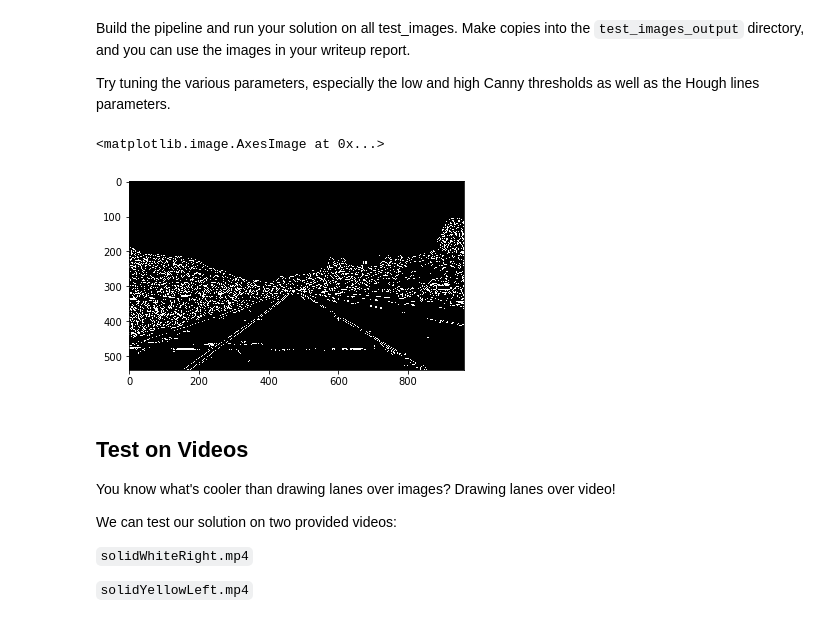
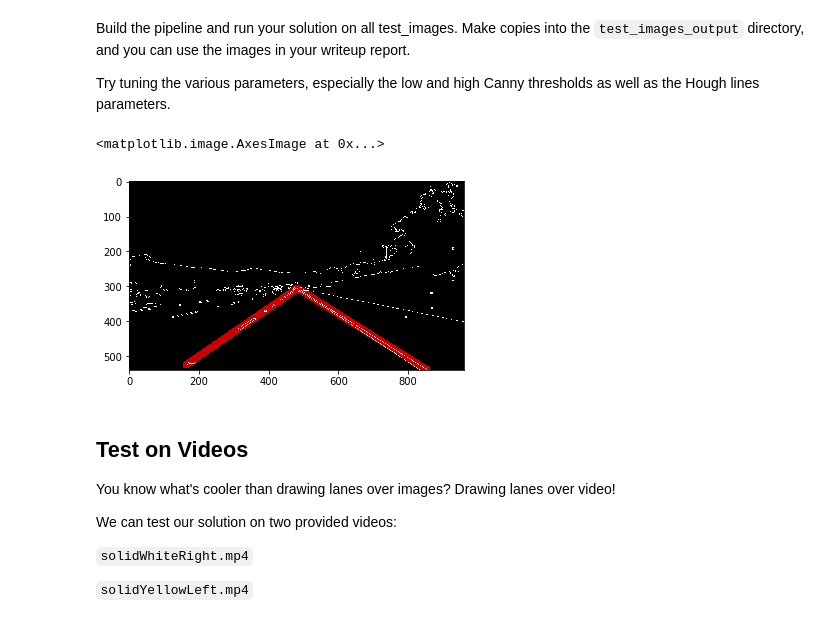
Before and after one commit to jrkwon/CarND-LaneLines-P1, a Jupyter notebook: P1.ipynb, the cells around one changed output. Cells and saved outputs as stored; diff of their text form; code cells hidden in the pictures.

```diff
--- a/P1.ipynb
+++ b/P1.ipynb
@@ -124,7 +124,7 @@ def region_of_interest(img, vertices):
     return masked_image
 
 
-def draw_lines(img, lines, color=[255, 0, 0], thickness=2):
+def draw_lines(img, lines, color=[255, 0, 0], thickness=20):
     """
     NOTE: this is the function you might want to use as a starting point once you want to
     average/extrapolate the line segments you detect to map out the full
@@ -246,49 +246,50 @@ Try tuning the various parameters, especially the low and high Canny thresholds
 # %%
 # TODO: Build your pipeline that will draw lane lines on the test_images
 # then save them to the test_images directory.
-filename = 'test_images/solidYellowCurve.jpg'
+filename = 'test_images/solidWhiteRight.jpg'
 img = mpimg.imread(filename)
 plt.imshow(img)
 
 # convert the image to grayscale
 gray = cv2.cvtColor(img, cv2.COLOR_RGB2GRAY)
 plt.imshow(gray, cmap='Greys_r')
 
-kernel_size = 3
+kernel_size = 5
 blur_gray = gaussian_blur(gray, kernel_size)
 
-low_threshold = 5
-high_threshold =30
+low_threshold = 50
+high_threshold =150
 edges = canny(blur_gray, low_threshold, high_threshold)
 
 plt.imshow(edges, cmap='Greys_r')
 
 imshape = img.shape
-vertices = np.array([[(imshape[1]/2,imshape[0]/2), (imshape[1], imshape[0]), (0,imshape[0])]], dtype=np.int32)
+margin = 30
+vertices = np.array([[(imshape[1]/2,imshape[0]/2+margin), (imshape[1], imshape[0]), (0,imshape[0])]], dtype=np.int32)
 masked_edges = region_of_interest(edges, vertices)
 
 plt.imshow(masked_edges)
 
 rho = 2 # distance resolution in pixels of the Hough grid
 theta = np.pi/180 # angular resolution in radians of the Hough grid
 threshold = 1    # minimum number of votes (intersections in Hough grid cell)
-min_line_length = 40 #minimum number of pixels making up a line
-max_line_gap = 10    # maximum gap in pixels between connectable line segments
-line_image = np.copy(image)*0 # creating a blank to draw lines on
+min_line_length = 20 #minimum number of pixels making up a line
+max_line_gap = 14    # maximum gap in pixels between connectable line segments
+#line_image = np.copy(image)*0 # creating a blank to draw lines on
 
-lines = hough_lines(masked_edges, rho, theta, threshold, min_line_length, max_line_gap)
+line_image = hough_lines(masked_edges, rho, theta, threshold, min_line_length, max_line_gap)
 #draw_lines(line_image, lines)
 
 
 # Create a "color" binary image to combine with line image
 color_edges = np.dstack((edges, edges, edges))
 
 # Draw the lines on the edge image
 lines_edges = weighted_img(color_edges, line_image)
 plt.imshow(lines_edges)
 # %% [output]
 <matplotlib.image.AxesImage at 0x...>
-[figure, old version]
+[figure, new version]
 # %% [markdown]
 ## Test on Videos
 
```
Also changed, not shown: parts of 3 cells of this notebook.
